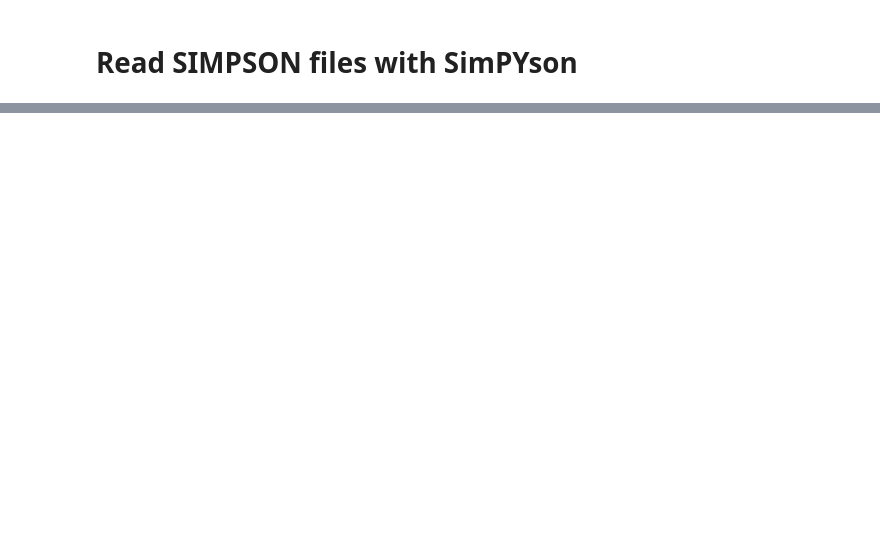
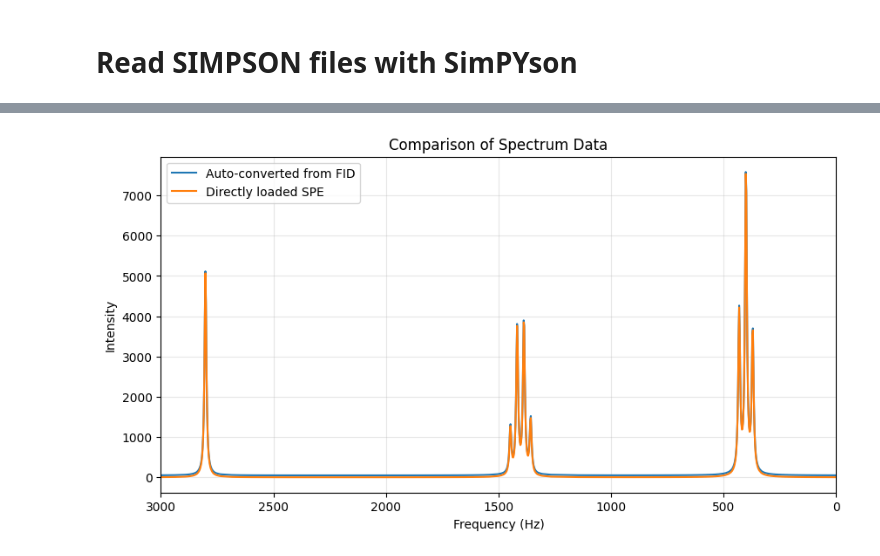
Before and after one commit to carlosbornes/simpyson, a Jupyter notebook: docs/user_guide/read_files.ipynb, the cells around one changed output, grey strips where cells are left out. Cells and saved outputs as stored; diff of their text form; code cells hidden in the pictures; blank space fills up the shorter version.

```diff
--- a/docs/user_guide/read_files.ipynb
+++ b/docs/user_guide/read_files.ipynb
@@ -104,0 +129,22 @@ df.to_csv('../../examples/read/fid.csv', index=False)
+# %%
+# Read a FID file
+fid_data = read_simp('../../examples/read/ethanol.fid')
+
+# Access the spectrum data - automatic FID→SPE conversion happens here
+auto_converted_spe = fid_data.spe
+
+# Compare with directly loaded SPE file
+spe_data = read_simp('../../examples/read/ethanol.spe')
+
+plt.figure(figsize=(10, 5))
+plt.plot(auto_converted_spe['hz'], auto_converted_spe['real'], label='Auto-converted from FID')
+plt.plot(spe_data.spe['hz'], spe_data.spe['real'], label='Directly loaded SPE')
+plt.xlim(3000, 0)
+plt.xlabel('Frequency (Hz)')
+plt.ylabel('Intensity')
+plt.title('Comparison of Spectrum Data')
+plt.legend()
+plt.grid(True, alpha=0.3)
+plt.show()
+# %% [output]
+[figure, added]
```
Also changed, not shown: parts of 28 cells of this notebook, 6 other files.
